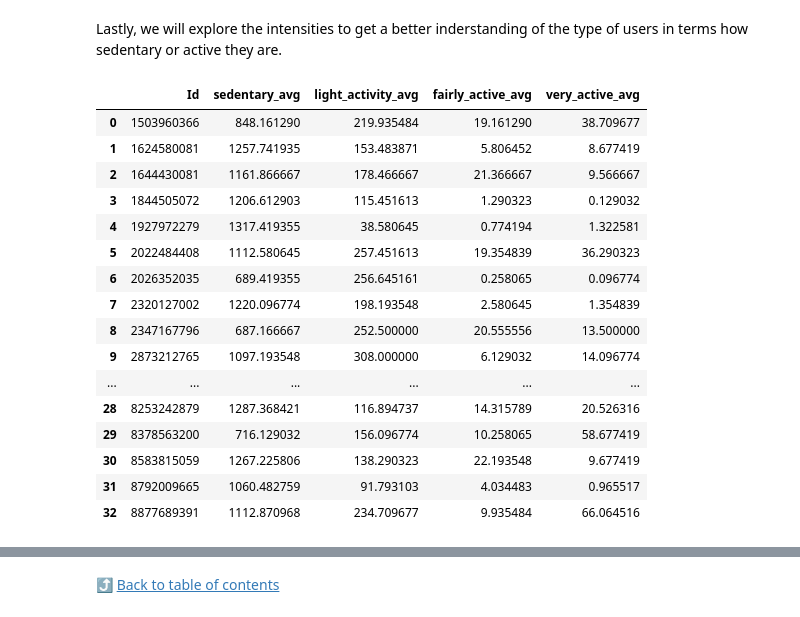
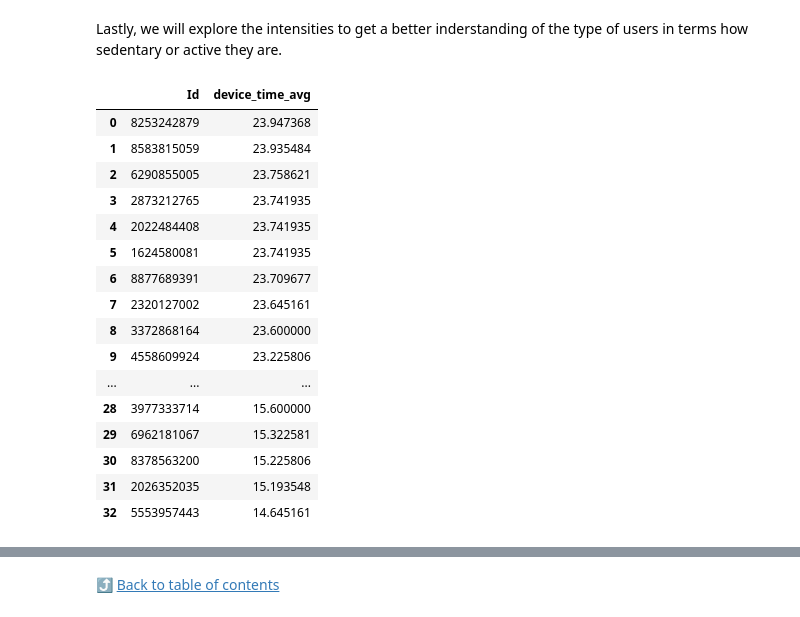
Before and after one commit to roxannardgz/bellabeat, a Jupyter notebook: Bellabeat Analysis.ipynb, the cells around one changed output, grey strips where cells are left out. Cells and saved outputs as stored; diff of their text form; code cells hidden in the pictures.

```diff
--- a/Bellabeat Analysis.ipynb
+++ b/Bellabeat Analysis.ipynb
@@ -893,34 +900,45 @@ plt.show()
 # %% [markdown]
 Lastly, we will explore the intensities to get a better inderstanding of the type of users in terms how sedentary or active they are.
 # %%
+# Total time os intensities (usage) registered by user
 query = """
+WITH total_activity_time AS (
 SELECT
     Id
-    ,AVG(SedentaryMinutes) AS sedentary_avg
-    ,AVG(LightlyActiveMinutes) AS light_activity_avg
-    ,AVG(FairlyActiveMinutes) AS fairly_active_avg
-    ,AVG(VeryActiveMinutes) AS very_active_avg
+    ,activityDay
+    ,(SedentaryMinutes + LightlyActiveMinutes + FairlyActiveMinutes + VeryActiveMinutes) / 60 AS total
 FROM dailyIntensities
-GROUP BY 1
+GROUP BY 1, 2
+)
+
+SELECT
+    Id
+    ,AVG(total) device_time_avg
+FROM
+    total_activity_time
+GROUP BY
+    1
+ORDER BY
+    2 DESC
 """
 
 df = pd.read_sql_query(query, engine)
 df
 # %% [output]
-|  | Id | sedentary_avg | light_activity_avg | fairly_active_avg | very_active_avg |
-| 0 | 1503960366 | 848.161290 | 219.935484 | 19.161290 | 38.709677 |
-| 1 | 1624580081 | 1257.741935 | 153.483871 | 5.806452 | 8.677419 |
-| 2 | 1644430081 | 1161.866667 | 178.466667 | 21.366667 | 9.566667 |
-| 3 | 1844505072 | 1206.612903 | 115.451613 | 1.290323 | 0.129032 |
-| 4 | 1927972279 | 1317.419355 | 38.580645 | 0.774194 | 1.322581 |
-| 5 | 2022484408 | 1112.580645 | 257.451613 | 19.354839 | 36.290323 |
-| 6 | 2026352035 | 689.419355 | 256.645161 | 0.258065 | 0.096774 |
-| 7 | 2320127002 | 1220.096774 | 198.193548 | 2.580645 | 1.354839 |
-| 8 | 2347167796 | 687.166667 | 252.500000 | 20.555556 | 13.500000 |
-| 9 | 2873212765 | 1097.193548 | 308.000000 | 6.129032 | 14.096774 |
-| ... | ... | ... | ... | ... | ... |
-| 28 | 8253242879 | 1287.368421 | 116.894737 | 14.315789 | 20.526316 |
-| 29 | 8378563200 | 716.129032 | 156.096774 | 10.258065 | 58.677419 |
-| 30 | 8583815059 | 1267.225806 | 138.290323 | 22.193548 | 9.677419 |
-| 31 | 8792009665 | 1060.482759 | 91.793103 | 4.034483 | 0.965517 |
-| 32 | 8877689391 | 1112.870968 | 234.709677 | 9.935484 | 66.064516 |
+|  | Id | device_time_avg |
+| 0 | 8253242879 | 23.947368 |
+| 1 | 8583815059 | 23.935484 |
+| 2 | 6290855005 | 23.758621 |
+| 3 | 2873212765 | 23.741935 |
+| 4 | 2022484408 | 23.741935 |
+| 5 | 1624580081 | 23.741935 |
+| 6 | 8877689391 | 23.709677 |
+| 7 | 2320127002 | 23.645161 |
+| 8 | 3372868164 | 23.600000 |
+| 9 | 4558609924 | 23.225806 |
+| ... | ... | ... |
+| 28 | 3977333714 | 15.600000 |
+| 29 | 6962181067 | 15.322581 |
+| 30 | 8378563200 | 15.225806 |
+| 31 | 2026352035 | 15.193548 |
+| 32 | 5553957443 | 14.645161 |
```
Also changed, not shown: parts of 36 cells of this notebook, 2 other files.
